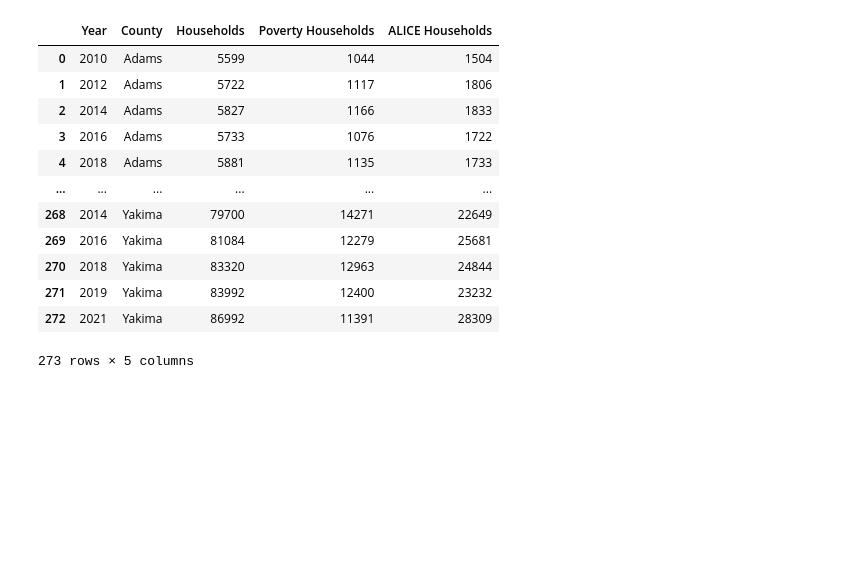
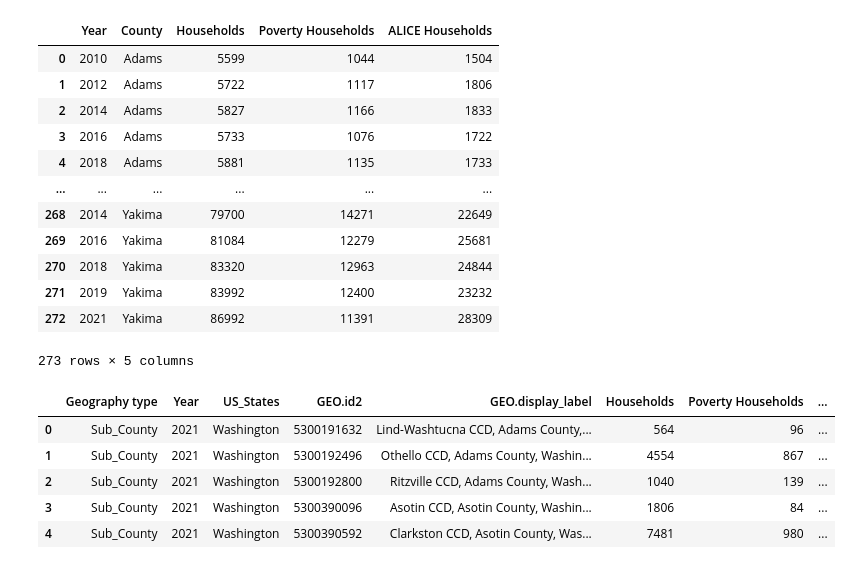
Before and after one commit to yay4john/United-Way, a Jupyter notebook: Predicting ALICE/FAFSA.ipynb, the cells around one changed output. Drawn from its saved outputs; the diff is of its cells as text; code cells hidden in the pictures; blank space fills up the shorter version.

```diff
--- a/Predicting ALICE/FAFSA.ipynb
+++ b/Predicting ALICE/FAFSA.ipynb
@@ -318,3 +318,13 @@ alice
 273 rows × 5 columns
 # %%
 alice.to_csv('/Users/jStrange/Library/CloudStorage/OneDrive-Personal/Data Science/Data/United Way/ALICE/ALICE.csv')
+# %%
+alice_zip = pd.read_excel('/Users/jStrange/Library/CloudStorage/OneDrive-Personal/Data Science/Data/United Way/ALICE/DataSheet_WA.xlsx', sheet_name = 'Subcounty, Places, Zip Codes')
+alice_zip.head()
+# %% [output]
+|  | Geography type | Year | US_States | GEO.id2 | GEO.display_label | Households | Poverty Households | ... |
+| 0 | Sub_County | 2021 | Washington | 5300191632 | Lind-Washtucna CCD, Adams County,... | 564 | 96 | ... |
+| 1 | Sub_County | 2021 | Washington | 5300192496 | Othello CCD, Adams County, Washin... | 4554 | 867 | ... |
+| 2 | Sub_County | 2021 | Washington | 5300192800 | Ritzville CCD, Adams County, Wash... | 1040 | 139 | ... |
+| 3 | Sub_County | 2021 | Washington | 5300390096 | Asotin CCD, Asotin County, Washin... | 1806 | 84 | ... |
+| 4 | Sub_County | 2021 | Washington | 5300390592 | Clarkston CCD, Asotin County, Was... | 7481 | 980 | ... |
```
Also changed, not shown: parts of 4 cells of this notebook, 2 other files.
